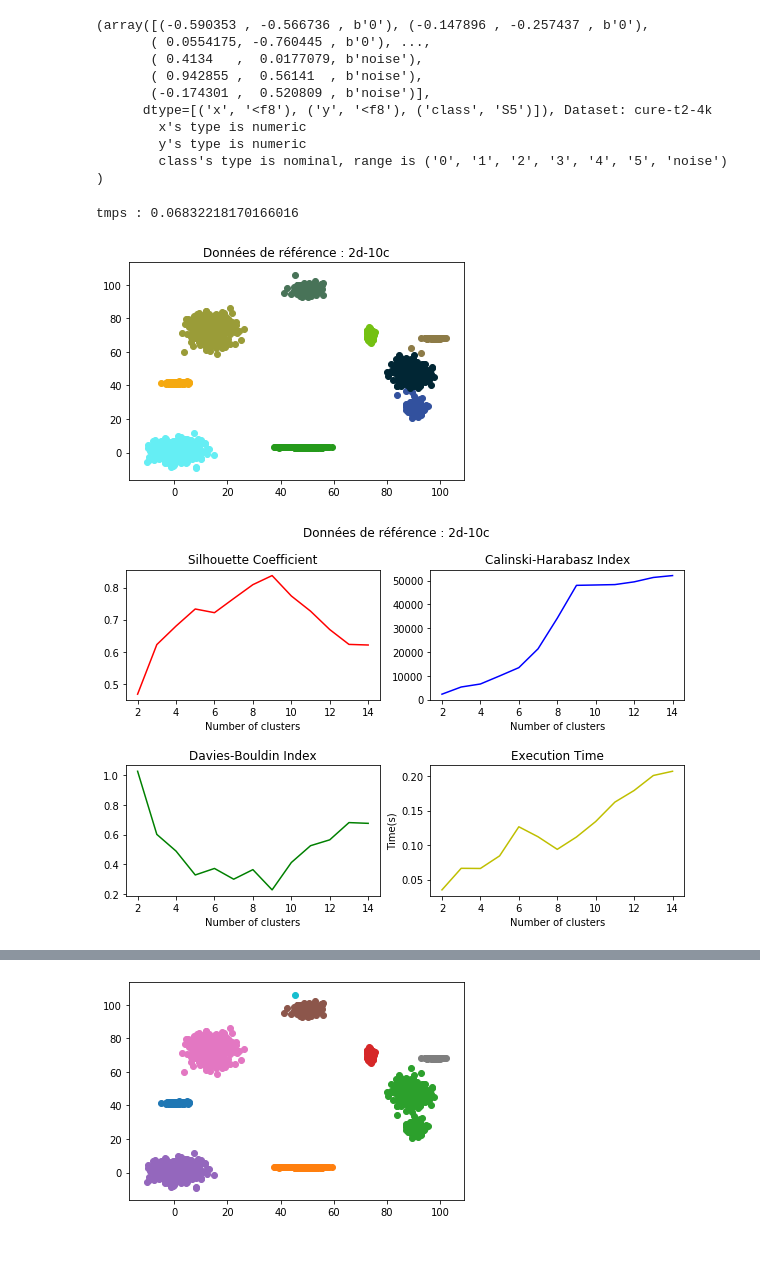
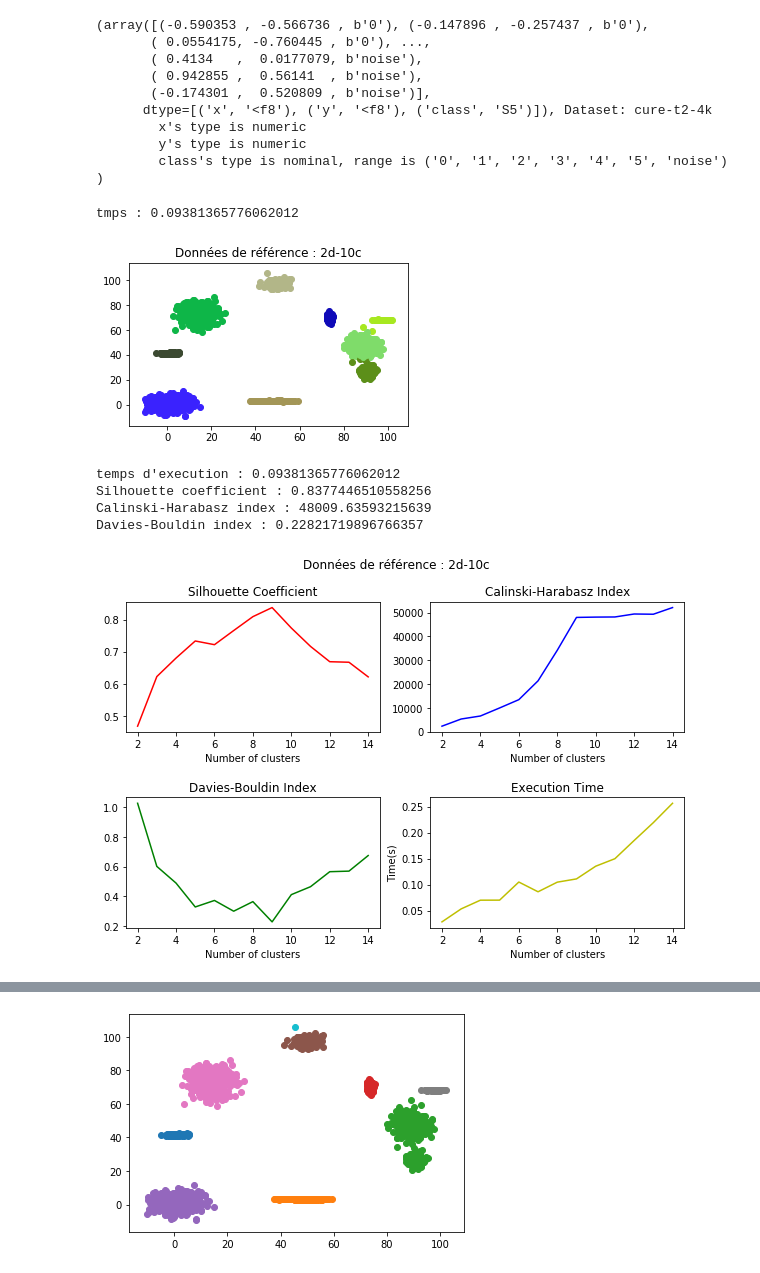
Before and after one commit to loicamarotte/NS, a Jupyter notebook: tp1.ipynb, the cells around one changed output, grey strips where cells are left out. Drawn from its saved outputs; the diff is of its cells as text; code cells hidden in the pictures.

```diff
--- a/tp1.ipynb
+++ b/tp1.ipynb
@@ -60,7 +61,7 @@ def plotColor(dataset, prediction):
     data = dataset[0]
     title = dataset[1]
 
-    plt.figure(1)
+    plt.figure(figsize=(5,3))
 
     for i in range(0,len(data)):
         col = intToCol[prediction[i]]
@@ -110,11 +112,20 @@ def kmean_pred(nb_cluster,data):
 # %%
 # ----------------------------- TESTS ------------------------------
 # application de kmeans sur le jeux de données de reference
 pred, tmps = kmean_pred(dataRef[2],dataRef[0])
 print("tmps : " + str(tmps))
 plotColor(dataRef,pred)
+sil,cal,dav = evaluate_score(dataRef[0],pred)
+print("temps d'execution : " +str(tmps))
+print("Silhouette coefficient : "+ str(sil))
+print("Calinski-Harabasz index : "+ str(cal))
+print("Davies-Bouldin index : "+ str(dav))
 # %% [output]
-tmps : 0.06832218170166016
+tmps : 0.09381365776062012
-[figure, old version]
+[figure, new version]
+temps d'execution : 0.09381365776062012
+Silhouette coefficient : 0.8377446510558256
+Calinski-Harabasz index : 48009.63593215639
+Davies-Bouldin index : 0.22821719896766357
 # %%
 # --- plot les 3 scores et le temps d'execution en fonction du nombre de cluster
@@ -164,9 +175,9 @@ def find_nb_clus_kmeans(dataset):
     plt.subplots_adjust(hspace = 0.5)
 # %%
 # --- effectue les scores pour le dataset de reference
-find_nb_clus_kmeans(dataRef)
+find_nb_clus(dataRef, kmean_pred)
 # %% [output]
-[figure, old version]
+[figure, new version]
 # %%
 # evaluer le nombre de cluster pour tous les dataset
 for i in dataArray:
```
Also changed, not shown: parts of 15 cells of this notebook.
